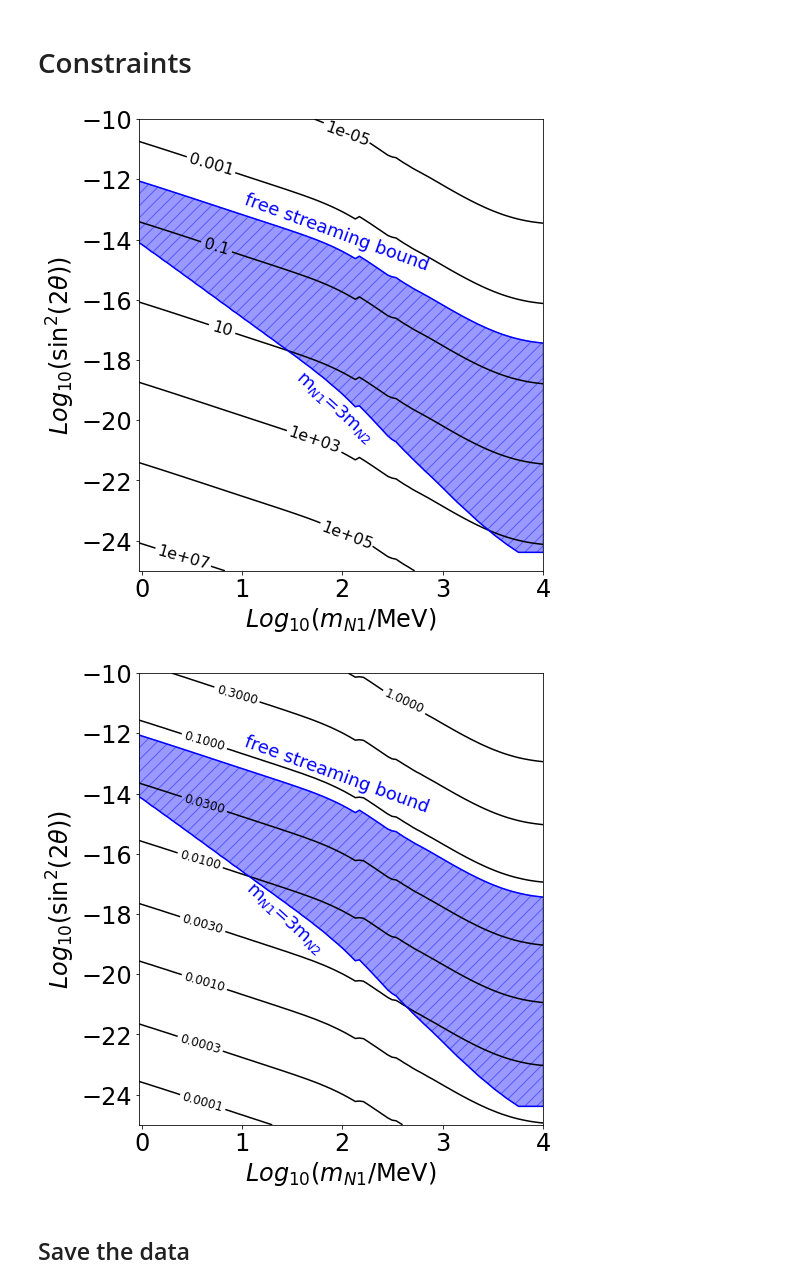
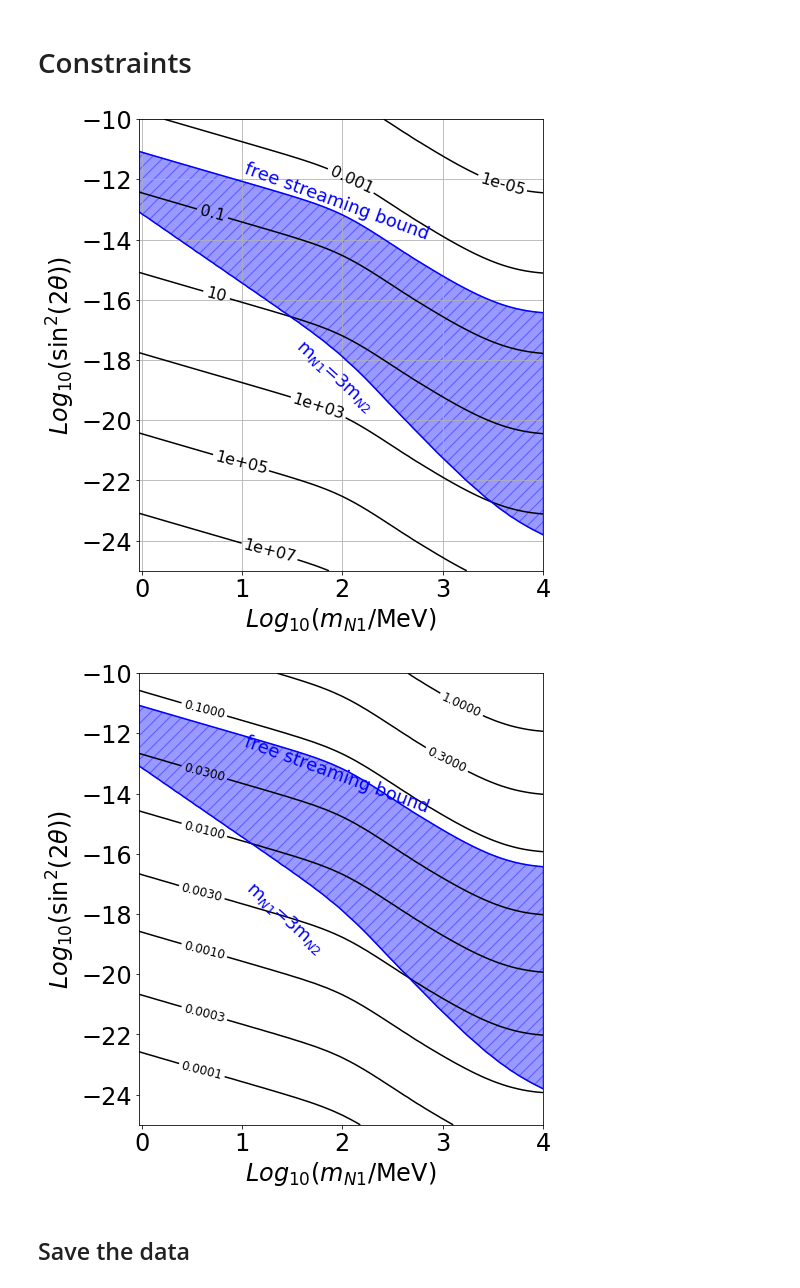
Before and after one commit to JakeSpisak/Sterile-Neutrinos, a Jupyter notebook: results.ipynb, the cells around one changed output. Cells and saved outputs as stored; diff of their text form; code cells hidden in the pictures.

Commit message:
Update parameter space plot

```diff
--- a/results.ipynb
+++ b/results.ipynb
@@ -20,7 +20,7 @@ from scipy import special, interpolate, optimize, fft
 with open('results/rho_computation_no_theta.pkl', 'rb') as file:
     data_dict = pickle.load(file)
 
-ms_idx = 32+19
+ms_idx = 51
 
 T_SM_final = data_dict['T_SM_domain'][0,ms_idx:,-1]
 rho_DS_final = data_dict['rho_DS_domain'][0,ms_idx:,-1]
@@ -29,14 +29,12 @@ rho_DS_final = data_dict['rho_DS_domain'][0,ms_idx:,-1]
 ms1_values = data_dict['ms1_values'][ms_idx:]
 sinsq2theta_base = data_dict['sinsq2theta_values'][0]
 
-# Generate the
-
+# Get the dark sector temperature today
 scale_factor_ratio, T_DS_final = np.zeros(len(ms1_values)), np.zeros(len(ms1_values))
 for j, ms1 in enumerate(ms1_values):
     T_DS_final[j] = ds.find_T_DS_from_rho(rho_DS_final[j], ms1, 0)[0]
-    # Convert to the temperature today, given the dilution from the decrease in relativistic degrees of freedom
-    # annihilation may not be treated correctly
-    scale_factor_ratio[j] = (c.Tcmb/T_SM_final[j])*(sm.compute_SM_relativistic_dof_approx(c.Tcmb)/sm.compute_SM_relativistic_dof_approx(T_SM_final[j]))**(1/3.0)
+    scale_factor_ratio[j] = ds.T_SM_to_a(T_SM_final[j])/ds.T_SM_to_a(2) # Ratio from T_SM_final to 2 MeV
+    scale_factor_ratio[j] *= c.Tcnub/2 # Ratio from 2 MeV to today
 
 T_DS_interp = interpolate.interp1d(ms1_values, T_DS_final, kind='linear', bounds_error=True)
 T_SM_interp = interpolate.interp1d(ms1_values, T_SM_final, kind='linear', bounds_error=True)
@@ -44,7 +42,7 @@ scale_factor_interp = interpolate.interp1d(ms1_values, scale_factor_ratio, kind=
 # Create a dense 2D grid with dimensions (sinsq2theta, ms1)
 num = 100
 ms1_dense = np.logspace(np.log10(np.min(ms1_values)), np.log10(np.max(ms1_values)), num)
-sinsq2theta_dense = 4*np.logspace(-25, -10, num)
+sinsq2theta_dense = np.logspace(-25, -10, num)
 
 T_DS_dense, scale_factor_dense, T_DS_dense_today, T_SM_dense = [], [], [], []
 for ms1 in ms1_dense:
@@ -166,7 +164,7 @@ plt.show()
 # %%
 from matplotlib.ticker import FuncFormatter
 
-ms2_required = [10**3*c.rho_crit_over_hsq*0.12/ds.compute_current_DM_ndens(T_SM, T_DS) for T_DS, T_SM in zip(T_DS_dense.flatten(), T_SM_dense.flatten())]
+ms2_required = [c.rho_crit_over_hsq*0.12/ds.compute_current_DM_ndens(T_SM, T_DS) for T_DS, T_SM in zip(T_DS_dense.flatten(), T_SM_dense.flatten())]
 ms2_required = np.array(ms2_required).reshape((len(ms1_dense), len(sinsq2theta_dense)))
 
 plt.figure(figsize=(8,8))
@@ -183,7 +181,7 @@ def format_func(value, tick_number):
 plt.clabel(contours, inline=True, fontsize=16,  fmt=FuncFormatter(format_func))
 
 cb = plt.colorbar(im)
-cb.set_label(r'$m_{N2}$ (keV)')
+cb.set_label(r'$m_{N2}$ (MeV)')
 # Put the colorbar labels as 10^x
 cb.formatter = FuncFormatter(format_func)
 cb.update_ticks()
@@ -194,5 +192,6 @@ plt.gca().set_aspect(0.3)
 # Make the colorbar size the same as the plot
 plt.gcf().set_size_inches(10, 8)
 plt.tight_layout()
+plt.grid()
 plt.show()
 # %% [output]
@@ -236,8 +235,8 @@ plt.show()
 # Make sure all of the cells above have been run
 
 # Get the angle where ms1 = 3*ms2_required
-ms2_func = interpolate.RegularGridInterpolator((ms1_dense, sinsq2theta_dense), 10**-3*ms2_required, method='linear')
-ms1_diff = lambda log_sinsq2theta, log_ms1: np.abs(np.log10(ms2_func((10**log_ms1, 10**log_sinsq2theta))) - log_ms1)
+ms2_func = interpolate.RegularGridInterpolator((ms1_dense, sinsq2theta_dense), ms2_required, method='linear')
+ms1_diff = lambda log_sinsq2theta, log_ms1: np.abs(np.log10(3*ms2_func((10**log_ms1, 10**log_sinsq2theta))) - log_ms1)
 
 log_sinsq2theta_equal = []
 for log_ms1 in np.log10(ms1_dense):
@@ -246,16 +245,16 @@ for log_ms1 in np.log10(ms1_dense):
 
 
 # Minimum free streaming mass
-fs_limit = 9.7 #keV: from Nadler et. al. 2021
+fs_limit = 9.7*10**-3 #MeV: from Nadler et. al. 2021
 # %%
 plt.figure(figsize=(8,8))
 
 
-X, Y = np.meshgrid(np.log10(ms1_dense), np.log10(0.25*sinsq2theta_dense))
+X, Y = np.meshgrid(np.log10(ms1_dense), np.log10(sinsq2theta_dense))
 # Make all the contour lines solid
-contours = plt.contour(X, Y, np.log10(ms2_required.T)-3, colors='k', linestyles='solid', alpha=1,
-                       levels=np.linspace(-5, 7, 7))
-# Put the contour labels as 10^x, and convert to mixing matrix element V_eN1
+contours = plt.contour(X, Y, np.log10(ms2_required.T), colors='k', linestyles='solid', alpha=1,
+                       levels=np.linspace(-7, 7, 8))
+# Put the contour labels as 10^x
 def format_func(value, tick_number):
     return r'{:.2g}'.format(10**(value))
 plt.clabel(contours, inline=True, fontsize=16,  fmt=FuncFormatter(format_func))
@@ -269,13 +268,13 @@ plt.tight_layout()
 
 # Constraints
 
-# ms1=ms2 constraint
+# ms1=3ms2 constraint
 plt.plot(np.log10(ms1_dense), log_sinsq2theta_equal, c='b')
-plt.annotate('m$_{N1}$=3m$_{N2}$', (1.5, -20.7), fontsize=18, c='b', rotation=-42)
+plt.annotate('m$_{N1}$=3m$_{N2}$', (1.5, -19.7), fontsize=18, c='b', rotation=-42)
 
 # fs contraints
 fs_contour = plt.contour(X, Y, np.log10(ms2_required.T), colors='b', linestyles='solid', levels=[np.log10(fs_limit)])
-plt.annotate('free streaming bound', (1, -15), fontsize=18, c='b', rotation=-20)
+plt.annotate('free streaming bound', (1, -14), fontsize=18, c='b', rotation=-20)
 fs_path = fs_contour.collections[0].get_paths()[0]
 fs_x_values = fs_path.vertices[:, 0]
 fs_y_values = fs_path.vertices[:, 1]
@@ -284,6 +283,7 @@ fs_y_values = fs_path.vertices[:, 1]
 fs_interp = interpolate.interp1d(fs_x_values, fs_y_values, kind='linear', bounds_error=False, fill_value='extrapolate')
 fs_y_interpolated = fs_interp(np.log10(ms1_dense))
 plt.fill_between(np.log10(ms1_dense), log_sinsq2theta_equal, fs_y_interpolated, where=(log_sinsq2theta_equal < fs_y_interpolated), color='blue', hatch='//', alpha=0.4)
+plt.grid()
 
 # Set the axes limits
 #plt.ylim(-25, -10)
@@ -291,7 +291,7 @@ plt.fill_between(np.log10(ms1_dense), log_sinsq2theta_equal, fs_y_interpolated,
 
 plt.show()
 # %% [output]
-[figure, old version]
+[figure, new version]
 # %%
 temp_ratio = T_DS_dense_today/c.Tcmb
 
@@ -300,7 +300,7 @@ plt.figure(figsize=(8,8))
 #                   extent=[np.log10(ms1_dense[0]), np.log10(ms1_dense[-1]),
 #                                 np.log10(sinsq2theta_dense[0]), np.log10(sinsq2theta_dense[-1])])
 
-X, Y = np.meshgrid(np.log10(ms1_dense), np.log10(0.25*sinsq2theta_dense))
+X, Y = np.meshgrid(np.log10(ms1_dense), np.log10(sinsq2theta_dense))
 levels = [0.0001, 0.0003, 0.001, 0.003, 0.01, 0.03, 0.1, 0.3, 1]
 contours = plt.contour(X, Y, temp_ratio.T, levels, colors='k')
 plt.clabel(contours, inline=True, fontsize=12)
@@ -308,34 +308,34 @@ plt.clabel(contours, inline=True, fontsize=12)
 plt.xlabel(r'$Log_{10}(m_{N1}$/MeV)')
 plt.ylabel(r'$Log_{10}(\sin^2(2 \theta))$')
 
 # Constraints
 
 # ms1=ms2 constraint
 plt.plot(np.log10(ms1_dense), log_sinsq2theta_equal, c='b')
 plt.annotate('m$_{N1}$=3m$_{N2}$', (1, -19.3), fontsize=18, c='b', rotation=-42)
 
 # fs contraints
 fs_contour = plt.contour(X, Y, np.log10(ms2_required.T), colors='b', linestyles='solid', levels=[np.log10(fs_limit)])
 plt.annotate('free streaming bound', (1, -14.6), fontsize=18, c='b', rotation=-20)
 fs_path = fs_contour.collections[0].get_paths()[0]
 fs_x_values = fs_path.vertices[:, 0]
 fs_y_values = fs_path.vertices[:, 1]
 
 # Hatched region between ms1=ms2 and fs_constraints
 fs_interp = interpolate.interp1d(fs_x_values, fs_y_values, kind='linear', bounds_error=False, fill_value='extrapolate')
 fs_y_interpolated = fs_interp(np.log10(ms1_dense))
 plt.fill_between(np.log10(ms1_dense), log_sinsq2theta_equal, fs_y_interpolated, where=(log_sinsq2theta_equal < fs_y_interpolated), color='blue', hatch='//', alpha=0.4)
 
 # cb = plt.colorbar(im)
 # cb.set_label(r'$\frac{T_{DS}}{T_{SM}}$', rotation=0, labelpad=20, fontsize=28)
 plt.gca().set_aspect(0.3)
 # Make the colorbar size the same as the plot
 plt.gcf().set_size_inches(10, 8)
 plt.tight_layout()
 plt.savefig("plots/temperature_ratio.pdf", bbox_inches='tight')
 plt.show()
 # %% [output]
-[figure, old version]
+[figure, new version]
 # %% [markdown]
 ## Save the data
 # %%
```
Also changed, not shown: parts of 6 cells of this notebook, 7 other files.
